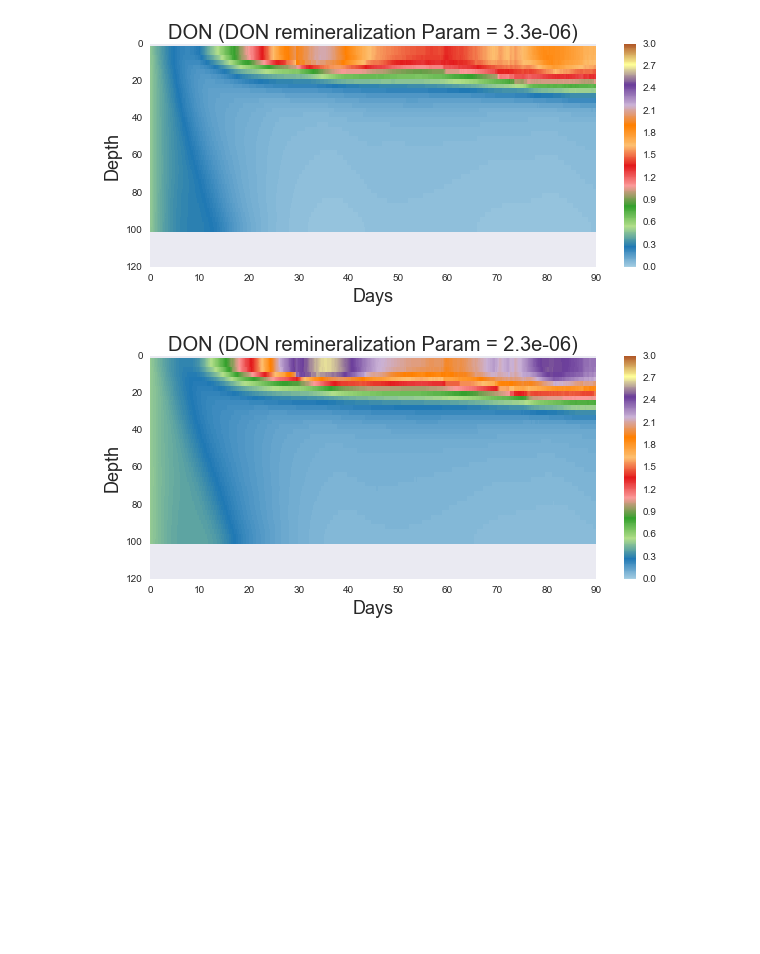
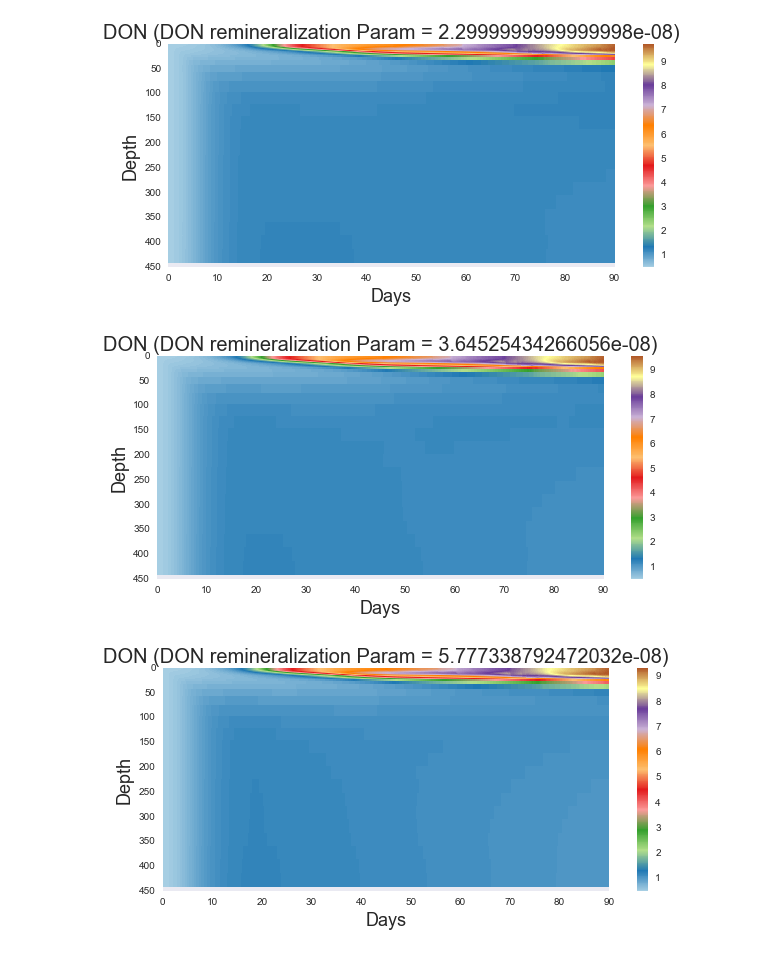
Before and after one commit to SalishSeaCast/analysis-james, a Jupyter notebook: notebooks/DON_remin.ipynb, the cells around one changed output. Saved outputs shown, nothing was run; the diff lists cells and outputs as text; code cells hidden in the pictures; blank space fills up the shorter version.

Commit message:
Changed batch run script to check different parameters. Expanded PON and DON remin scripts to look at new results

```diff
--- a/notebooks/DON_remin.ipynb
+++ b/notebooks/DON_remin.ipynb
@@ -12,33 +12,39 @@ plt.rcParams['image.cmap'] = 'Paired'
 #sns.set(font_scale=2)
 # %%
 # Parent directory for the results of this run
-group_results_directory = '/data/jpetrie/MEOPAR/SalishSea/results/remin_comparison/'
+group_results_directory = '/data/jpetrie/MEOPAR/SalishSea/results/remin_param_sweep_new_depth/'
 tracer_file = 'SS5x5_1h_20150201_20150501_ptrc_T.nc'
 individual_directories = []
 param_vals = []
 for file in os.listdir(group_results_directory):
-    if file.startswith("D_DON_"):
-        val = float(file.split("D_DON_")[1])
-        individual_directories.append(file)
-        param_vals.append(val)
-
+    if file.startswith("nampisrem_zz_remin_D_DON_"):
+        if os.path.isfile(group_results_directory + file + '/' + tracer_file):
+            val = float(file.split("nampisrem_zz_remin_D_DON_")[1])
+            individual_directories.append(file)
+            param_vals.append(val)
+        else:
+            print(group_results_directory + file + tracer_file)
 
 tracer_datasets = [xr.open_dataset(group_results_directory + '/' + file +'/' + tracer_file) for file in individual_directories]
 dataset_dict = dict(zip(param_vals, tracer_datasets))
 # %%
 # Plot depth/time/DON heatmap for each value of alpha
-for DON_remin_const in dataset_dict:
+keys = (list(dataset_dict.keys()))
+keys.sort()
+
+for DON_remin_const in keys:
     z = dataset_dict[DON_remin_const].deptht.values
     t= np.array([float(x) for x in dataset_dict[DON_remin_const].time_centered.values])
     tz,zt=np.meshgrid((t[:] - t[0])/10**9/3600/24,z[:])
 
     fig, ax = plt.subplots(1, 1,figsize=(10,4))
-    mesh=plt.pcolormesh(tz,zt,dataset_dict[DON_remin_const].DOC.values[:,:,2,2].T, vmin = 0, vmax = 3)
+    mesh=plt.pcolormesh(tz,zt,dataset_dict[DON_remin_const].DOC.values[:,:,2,2].T)
     fig.colorbar(mesh)
     plt.gca().invert_yaxis()
     plt.title("DON (DON remineralization Param = " + str(DON_remin_const)+")", size = 20)
     plt.xlabel("Days", size =18)
     plt.ylabel("Depth", size = 18)
 # %% [output]
-[figure, old version]
+[figure, new version]
-[figure, old version]
+[figure, new version]
+[figure, added]
```
Also changed, not shown: parts of 16 cells of this notebook, 2 other files.
